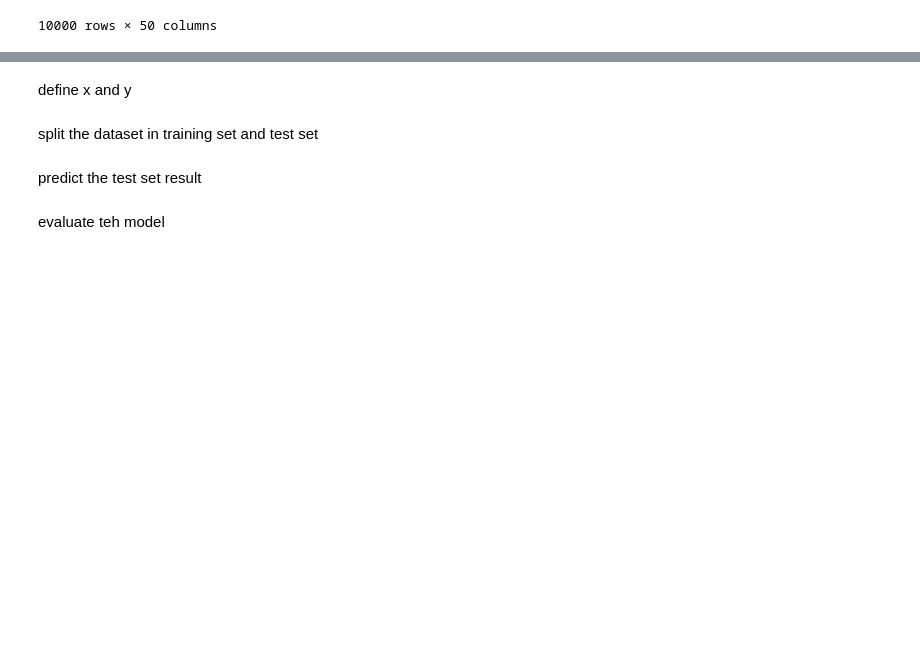
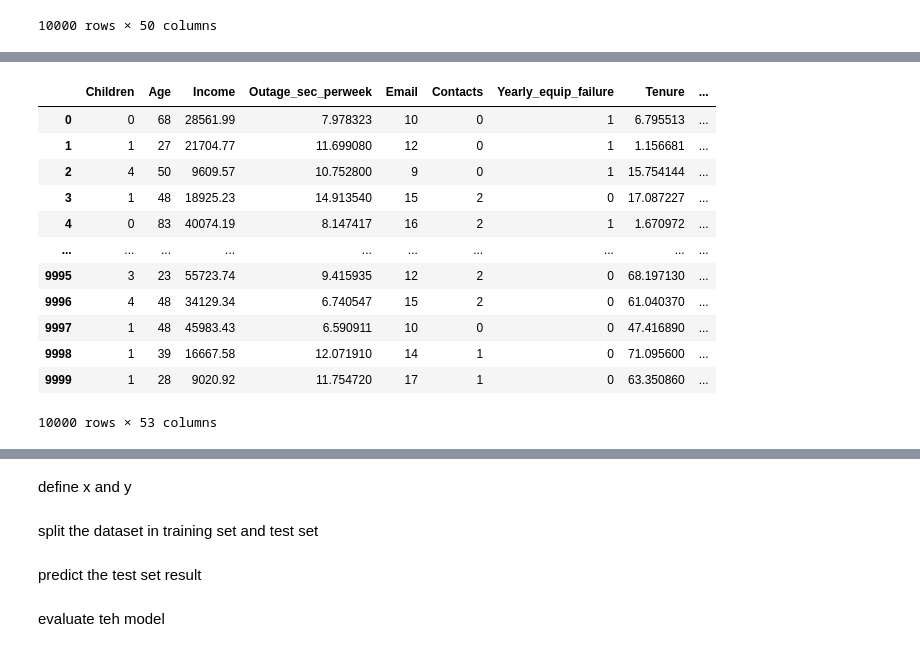
Before and after one commit to michaelle93/D208PA1, a Jupyter notebook: D208PA1.ipynb, the cells around one changed output, grey strips where cells are left out. Drawn from its saved outputs; the diff is of its cells as text; code cells hidden in the pictures; blank space fills up the shorter version.

```diff
--- a/D208PA1.ipynb
+++ b/D208PA1.ipynb
@@ -86,0 +160,18 @@ df
+# %%
+df=pd.get_dummies(df)
+# %%
+df
+# %% [output]
+|  | Children | Age | Income | Outage_sec_perweek | Email | Contacts | Yearly_equip_failure | Tenure | ... |
+| 0 | 0 | 68 | 28561.99 | 7.978323 | 10 | 0 | 1 | 6.795513 | ... |
+| 1 | 1 | 27 | 21704.77 | 11.699080 | 12 | 0 | 1 | 1.156681 | ... |
+| 2 | 4 | 50 | 9609.57 | 10.752800 | 9 | 0 | 1 | 15.754144 | ... |
+| 3 | 1 | 48 | 18925.23 | 14.913540 | 15 | 2 | 0 | 17.087227 | ... |
+| 4 | 0 | 83 | 40074.19 | 8.147417 | 16 | 2 | 1 | 1.670972 | ... |
+| ... | ... | ... | ... | ... | ... | ... | ... | ... | ... |
+| 9995 | 3 | 23 | 55723.74 | 9.415935 | 12 | 2 | 0 | 68.197130 | ... |
+| 9996 | 4 | 48 | 34129.34 | 6.740547 | 15 | 2 | 0 | 61.040370 | ... |
+| 9997 | 1 | 48 | 45983.43 | 6.590911 | 10 | 0 | 0 | 47.416890 | ... |
+| 9998 | 1 | 39 | 16667.58 | 12.071910 | 14 | 1 | 0 | 71.095600 | ... |
+| 9999 | 1 | 28 | 9020.92 | 11.754720 | 17 | 1 | 0 | 63.350860 | ... |
+10000 rows × 53 columns
```
Also changed, not shown: parts of 14 cells of this notebook.
